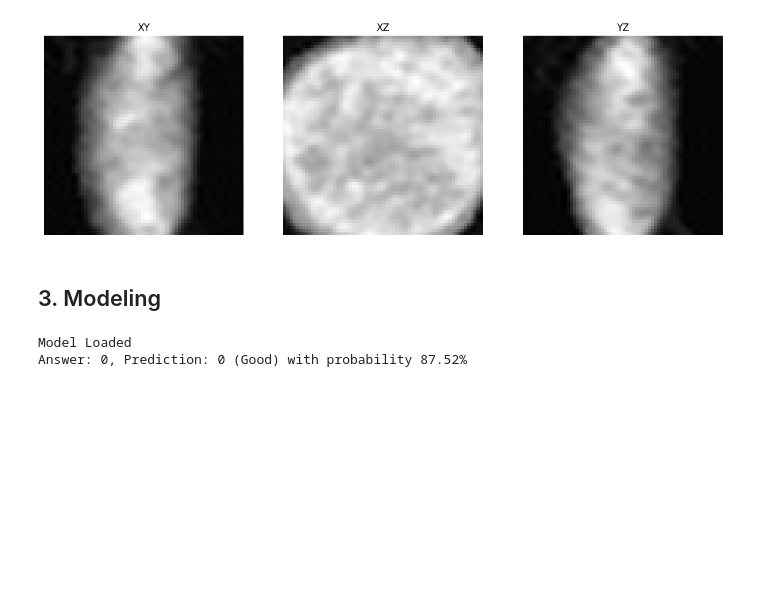
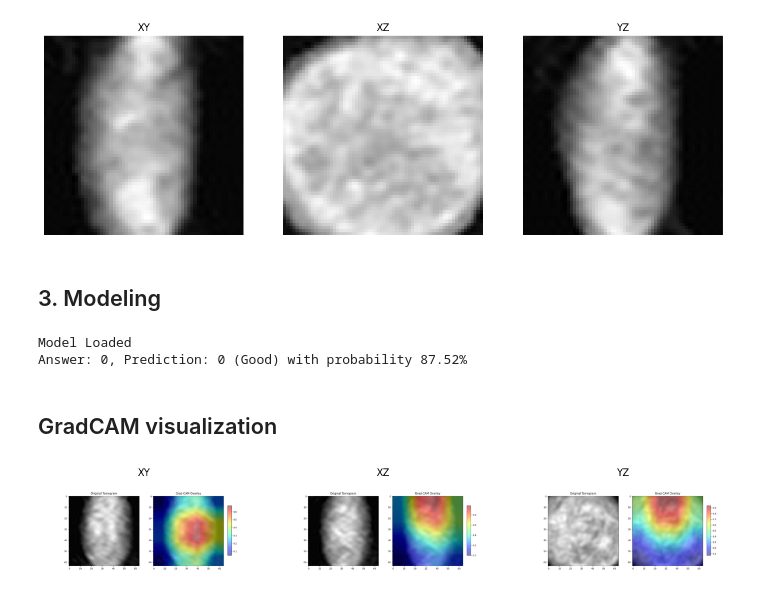
Before and after one commit to DigitalHealthcareLab/23CNSInfectionTomo, a Jupyter notebook: overview.ipynb, the cells around one changed output. Cells and saved outputs as stored; diff of their text form; code cells hidden in the pictures; blank space fills up the shorter version.

```diff
--- a/overview.ipynb
+++ b/overview.ipynb
@@ -69,3 +69,29 @@ print(f"Answer: {answer}, Prediction: {pred} ({pred_str}) with probability {prob
 # %% [output]
 Model Loaded
 Answer: 0, Prediction: 0 (Good) with probability 87.52%
+# %% [markdown]
+## GradCAM visualization
+# %%
+sample_data_path_x = Path('GRADCAM_DIR/GRADCAM_IMAGE_x.png')
+sample_data_path_y = Path('GRADCAM_DIR/GRADCAM_IMAGE_y.png')
+sample_data_path_z = Path('GRADCAM_DIR/GRADCAM_IMAGE_z.png')
+
+plt.figure(figsize=(15, 5))
+plt.subplot(1, 3, 1)
+plt.imshow(plt.imread(sample_data_path_x))
+plt.axis('off')
+plt.title('XY')
+
+plt.subplot(1, 3, 2)
+plt.imshow(plt.imread(sample_data_path_y))
+plt.axis('off')
+plt.title('XZ')
+
+plt.subplot(1, 3, 3)
+plt.imshow(plt.imread(sample_data_path_z))
+plt.axis('off')
+plt.title('YZ')
+
+plt.show()
+# %% [output]
+[figure, added]
```
Also changed, not shown: parts of 3 cells of this notebook, 1 other file.
